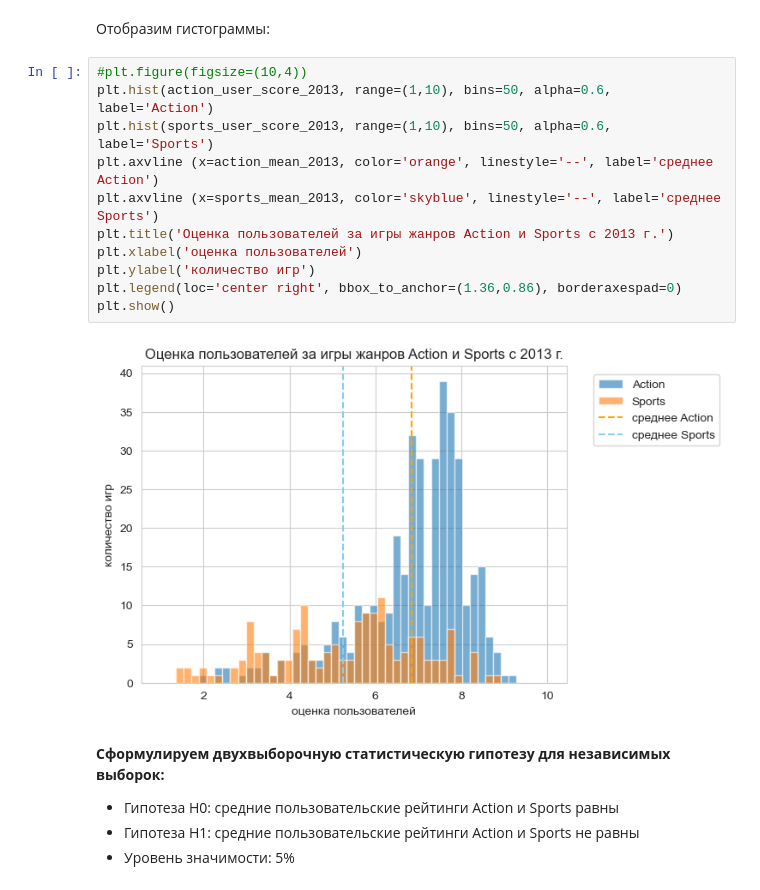
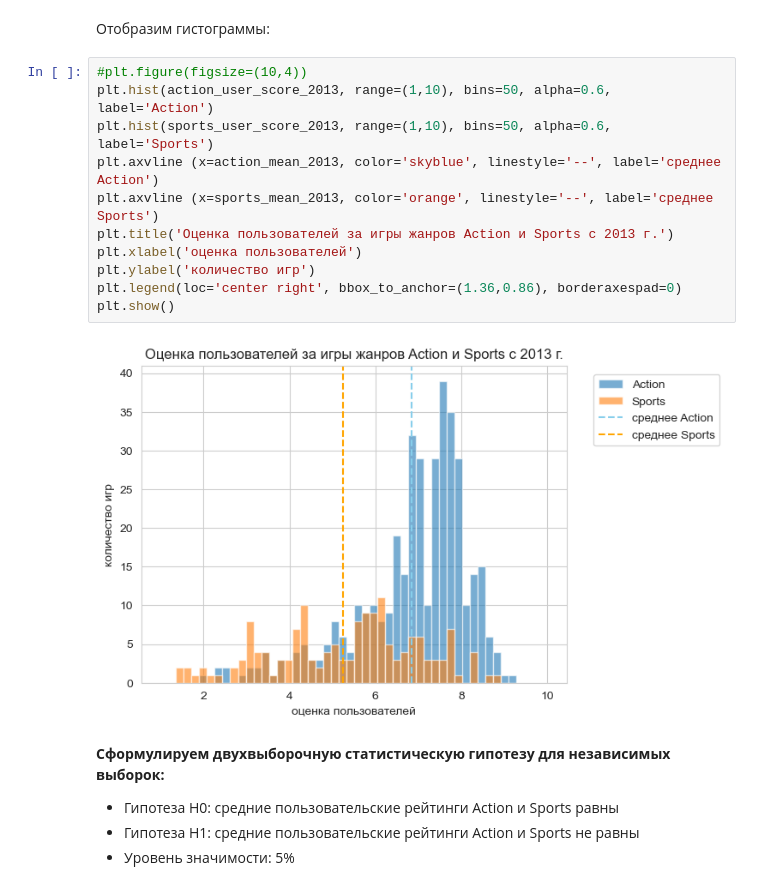
Before and after one commit to Dev-gramm/practicum-da98, a Jupyter notebook: project_1.ipynb, the cells around one changed output. Saved outputs shown, nothing was run; the diff lists cells and outputs as text.

```diff
--- a/project_1.ipynb
+++ b/project_1.ipynb
@@ -2604,16 +2604,16 @@ Name: user_score, dtype: float64
 # %%
 #plt.figure(figsize=(10,4))
 plt.hist(action_user_score_2013, range=(1,10), bins=50, alpha=0.6, label='Action')
 plt.hist(sports_user_score_2013, range=(1,10), bins=50, alpha=0.6, label='Sports')
-plt.axvline (x=action_mean_2013, color='orange', linestyle='--', label='среднее Action')
-plt.axvline (x=sports_mean_2013, color='skyblue', linestyle='--', label='среднее Sports')
+plt.axvline (x=action_mean_2013, color='skyblue', linestyle='--', label='среднее Action')
+plt.axvline (x=sports_mean_2013, color='orange', linestyle='--', label='среднее Sports')
 plt.title('Оценка пользователей за игры жанров Action и Sports с 2013 г.')
 plt.xlabel('оценка пользователей')
 plt.ylabel('количество игр')
 plt.legend(loc='center right', bbox_to_anchor=(1.36,0.86), borderaxespad=0)
 plt.show()
 # %% [output]
-[figure, old version]
+[figure, new version]
 # %% [markdown]
 <b>Сформулируем двухвыборочную статистическую гипотезу для независимых выборок:</b><br>
 * Гипотеза Н0: средние пользовательские рейтинги Action и Sports равны<br>
```
Also changed, not shown: parts of 2 cells of this notebook.
